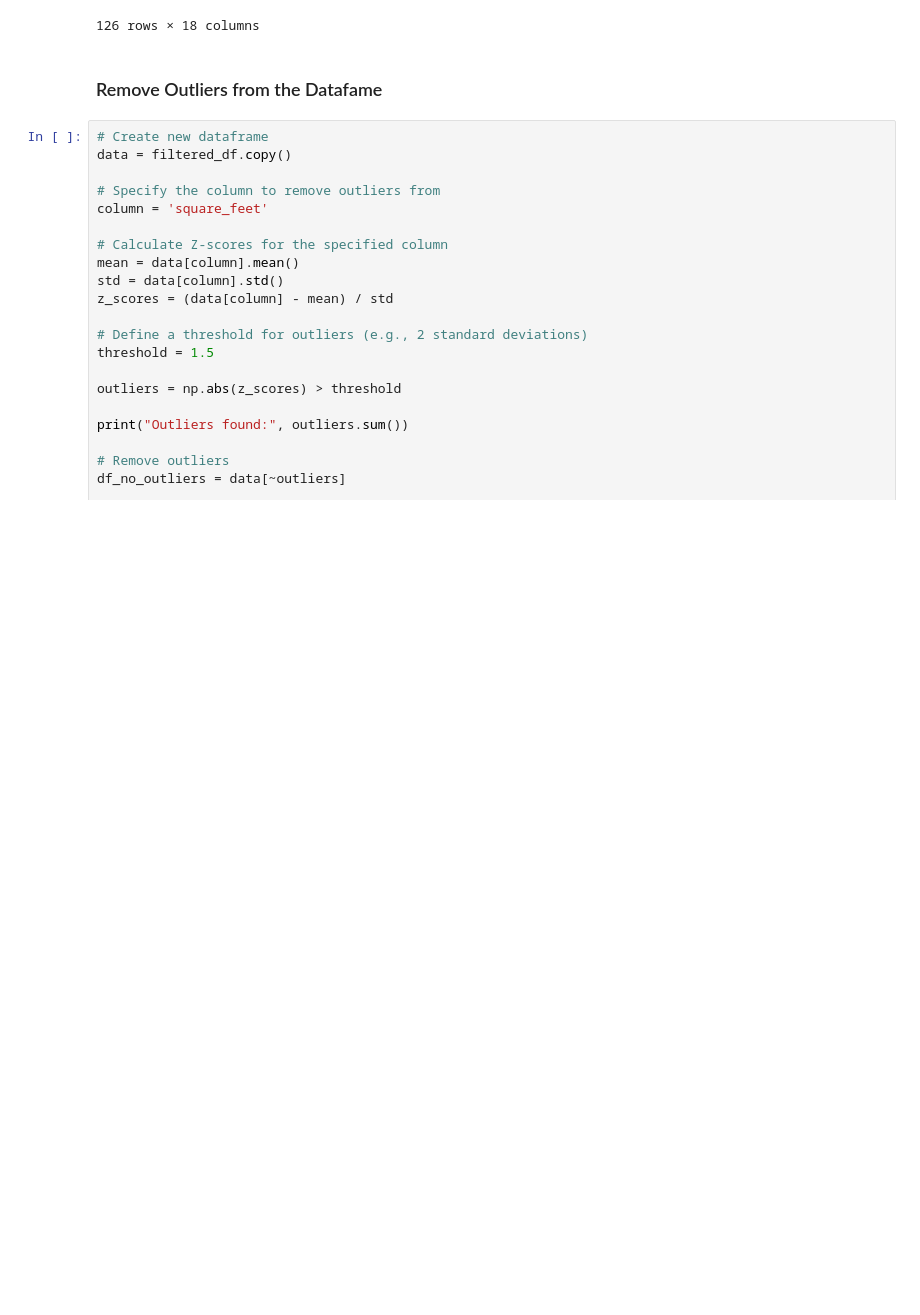
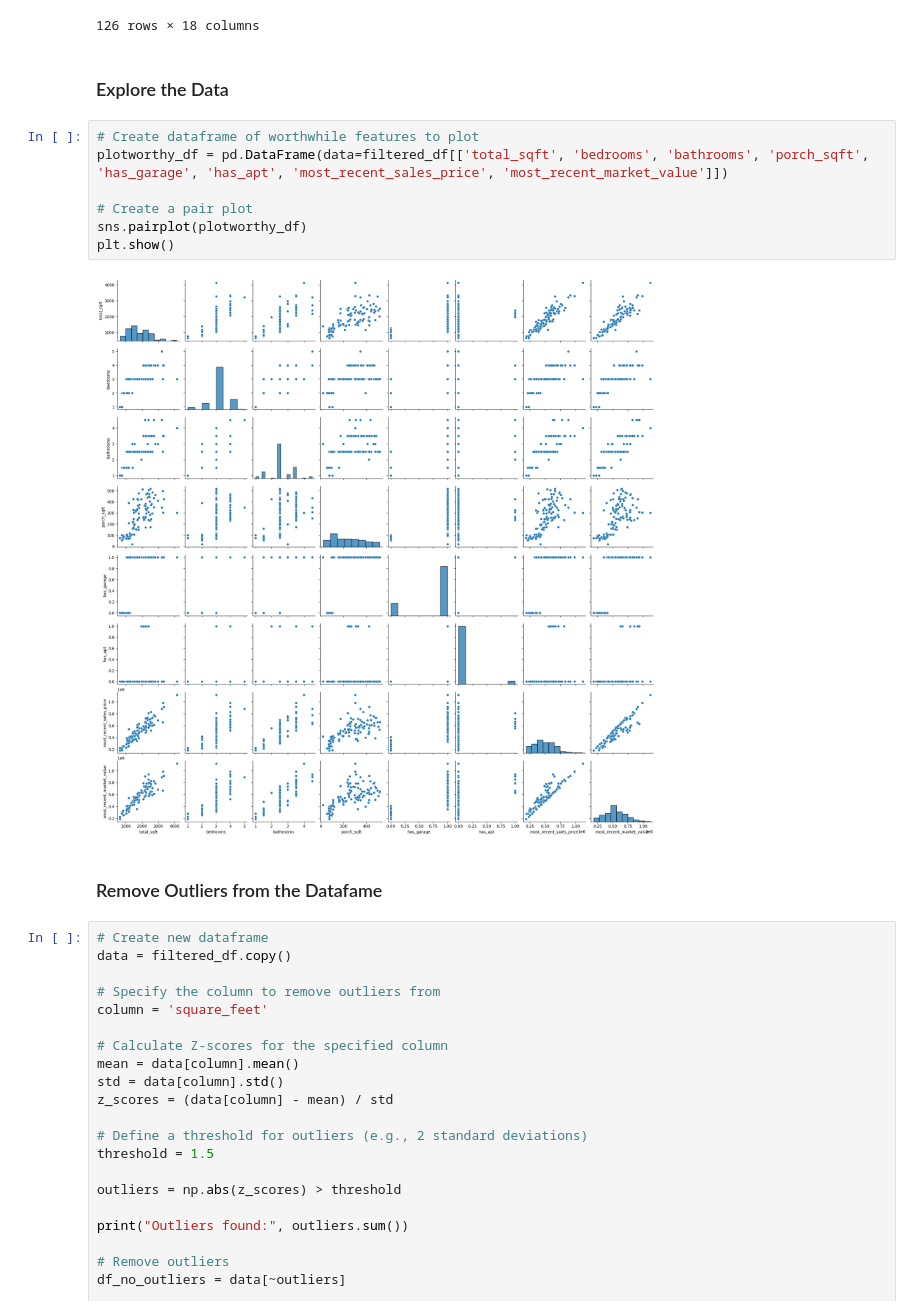
Before and after one commit to jason-christopher/Wheeler_Home_Values, a Jupyter notebook: analysis.ipynb, the cells around one changed output. Saved outputs shown, nothing was run; the diff lists cells and outputs as text; blank space fills up the shorter version.

```diff
--- a/analysis.ipynb
+++ b/analysis.ipynb
@@ -87,6 +88,17 @@ Filtered Shape:  (126, 18)
 | 163 | 1833 WHEELER ST | 1535.0 | {2023: 484000, 2022: 419000} | {2021: 429000} | 2020 | 3.0 | 3.0 | 448 | ... |
 | 164 | 1837 WHEELER ST | 1535.0 | {2023: 497000, 2022: 497000} | {2021: 511000} | 2020 | 3.0 | 3.0 | 448 | ... |
 126 rows × 18 columns
+# %% [markdown]
+### Explore the Data
+# %%
+# Create dataframe of worthwhile features to plot
+plotworthy_df = pd.DataFrame(data=filtered_df[['total_sqft', 'bedrooms', 'bathrooms', 'porch_sqft', 'has_garage', 'has_apt', 'most_recent_sales_price', 'most_recent_market_value']])
+
+# Create a pair plot
+sns.pairplot(plotworthy_df)
+plt.show()
+# %% [output]
+[figure, added]
 # %% [markdown]
 ### Remove Outliers from the Datafame
 # %%
```
Also changed, not shown: parts of 5 cells of this notebook.
